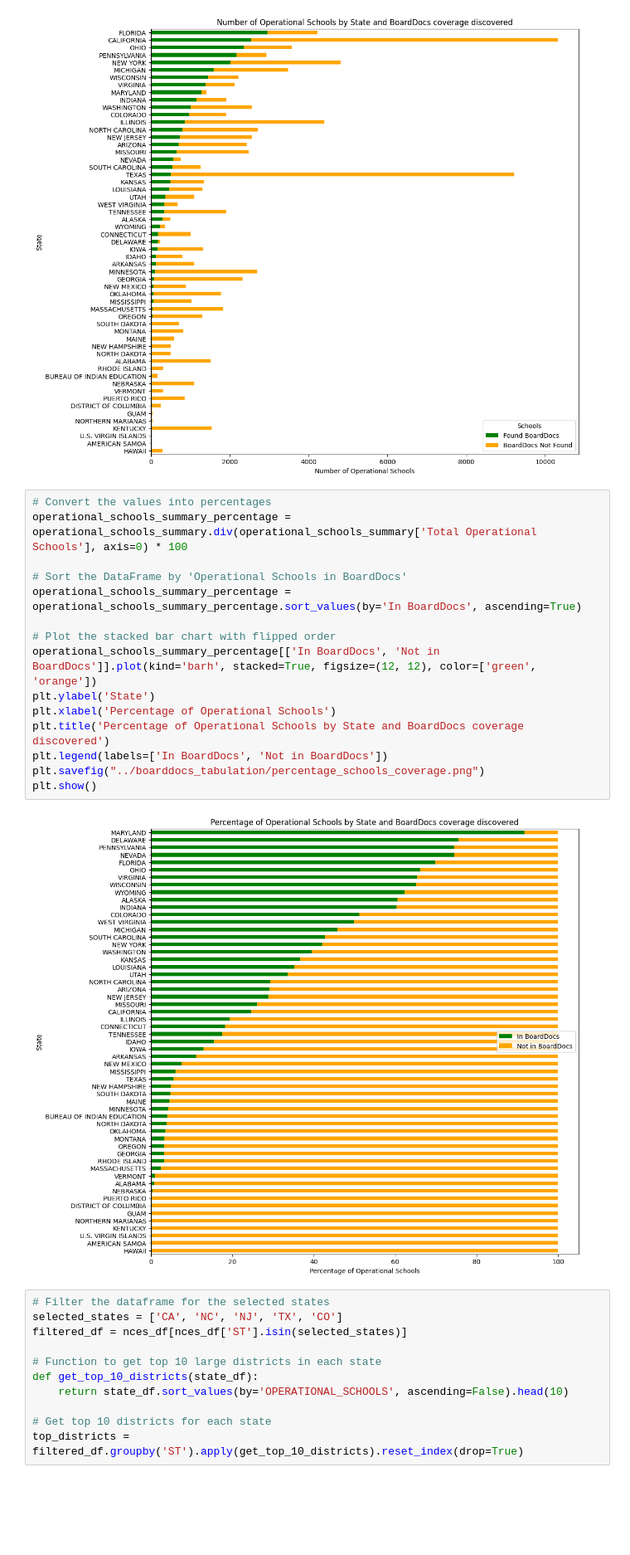
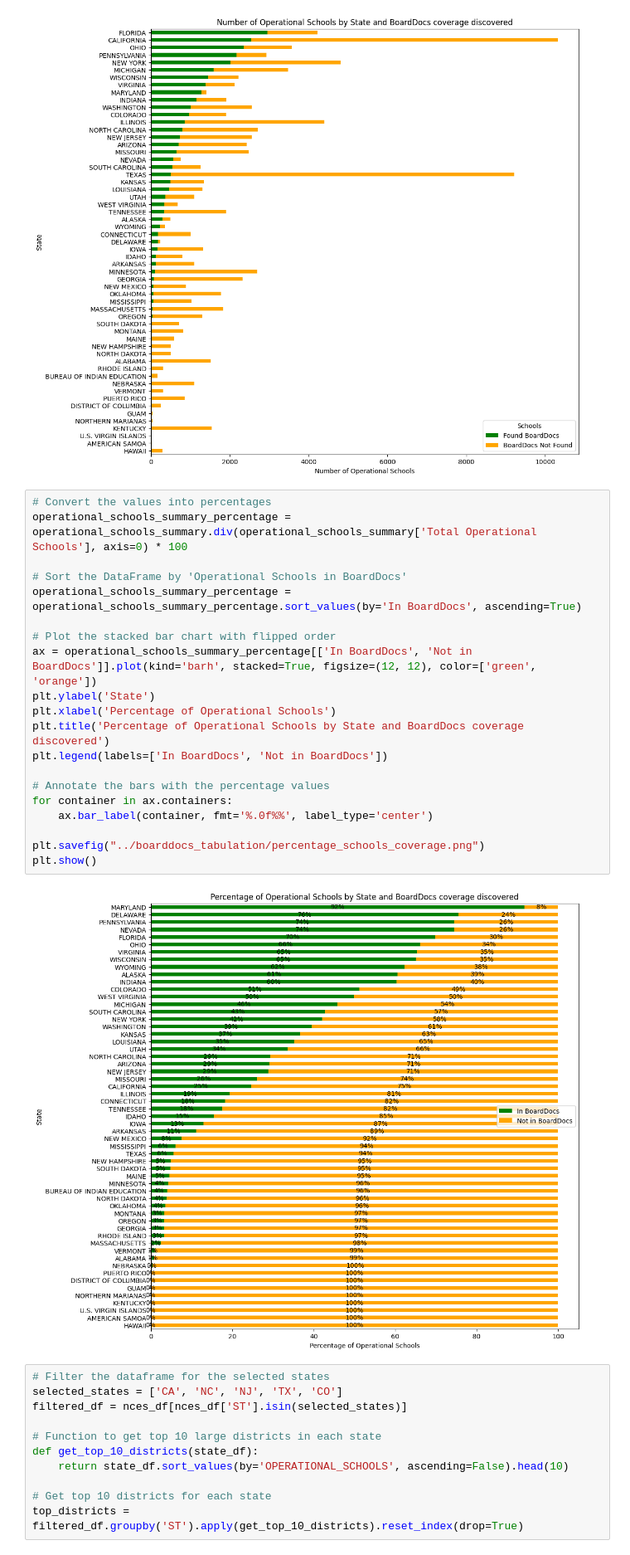
Before and after one commit to audrey-tan/cepr_boarddocs, a Jupyter notebook: misc/compare_number_schools.ipynb, the cells around one changed output. Shown: that part at 83% size. Cells and saved outputs as stored; diff of their text form; blank space fills up the shorter version.

```diff
--- a/misc/compare_number_schools.ipynb
+++ b/misc/compare_number_schools.ipynb
@@ -281,20 +286,25 @@ plt.show()
 # %%
 # Convert the values into percentages
 operational_schools_summary_percentage = operational_schools_summary.div(operational_schools_summary['Total Operational Schools'], axis=0) * 100
 
 # Sort the DataFrame by 'Operational Schools in BoardDocs'
 operational_schools_summary_percentage = operational_schools_summary_percentage.sort_values(by='In BoardDocs', ascending=True)
 
 # Plot the stacked bar chart with flipped order
-operational_schools_summary_percentage[['In BoardDocs', 'Not in BoardDocs']].plot(kind='barh', stacked=True, figsize=(12, 12), color=['green', 'orange'])
+ax = operational_schools_summary_percentage[['In BoardDocs', 'Not in BoardDocs']].plot(kind='barh', stacked=True, figsize=(12, 12), color=['green', 'orange'])
 plt.ylabel('State')
 plt.xlabel('Percentage of Operational Schools')
 plt.title('Percentage of Operational Schools by State and BoardDocs coverage discovered')
 plt.legend(labels=['In BoardDocs', 'Not in BoardDocs'])
+
+# Annotate the bars with the percentage values
+for container in ax.containers:
+    ax.bar_label(container, fmt='%.0f%%', label_type='center')
+
 plt.savefig("../boarddocs_tabulation/percentage_schools_coverage.png")
 plt.show()
 # %% [output]
-[figure, old version]
+[figure, new version]
 # %%
 # Filter the dataframe for the selected states
 selected_states = ['CA', 'NC', 'NJ', 'TX', 'CO']
```
Also changed, not shown: parts of 1 cell of this notebook, 2 other files.
